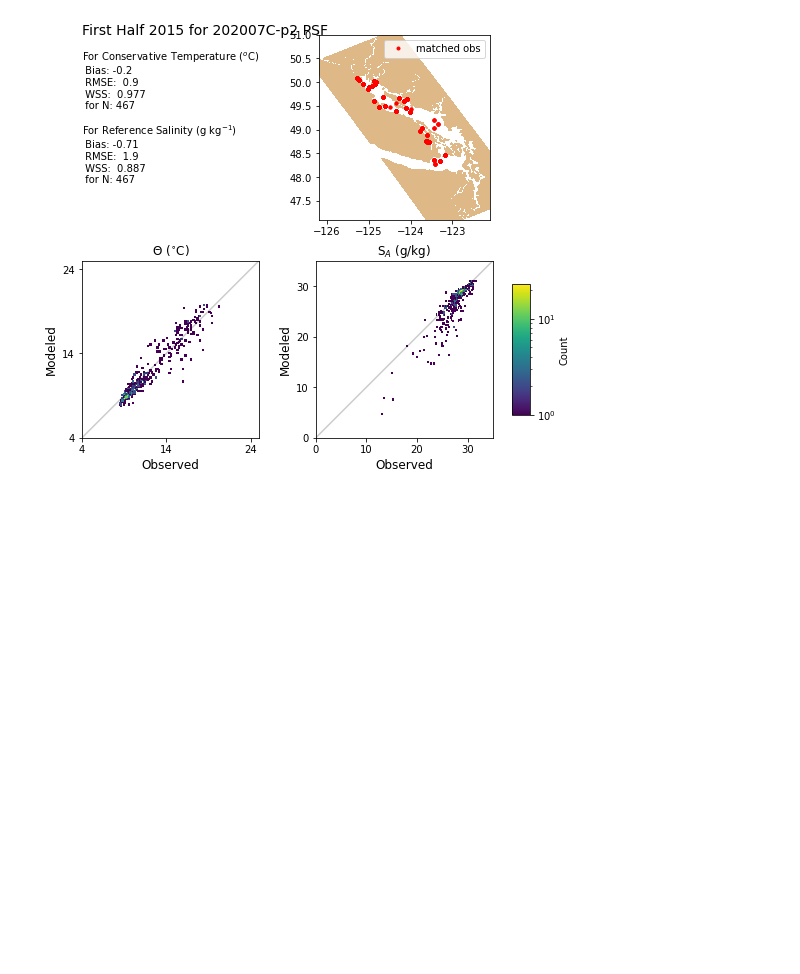
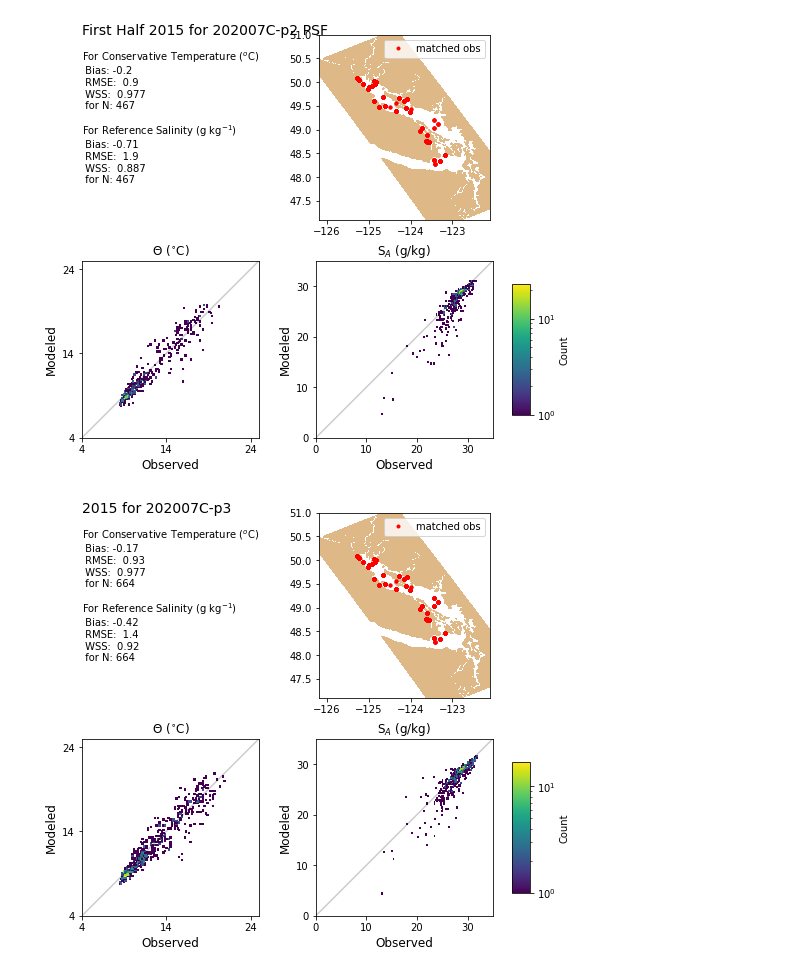
Before and after one commit to SalishSeaCast/analysis-susan, a Jupyter notebook: notebooks/PhysTuning/PhysStatistics.ipynb, the cells around one changed output. Saved outputs shown, nothing was run; the diff lists cells and outputs as text; code cells hidden in the pictures; blank space fills up the shorter version.

```diff
--- a/notebooks/PhysTuning/PhysStatistics.ipynb
+++ b/notebooks/PhysTuning/PhysStatistics.ipynb
@@ -371,3 +371,11 @@ datao = read_psf_csv('/data/sallen/results/MEOPAR/202007/202007C-p2/ObsModel_202
 Plot_scatter(datao, 'First Half 2015 for 202007C-p2 PSF', 'y2015fhPSF_202007Cp2.png', old=True)
 # %% [output]
 [figure]
+# %%
+data = read_psf_csv('/data/sallen/results/MEOPAR/202007/202007C-p3/ObsModel_202007Cp3_PSF_20150101-20150630.csv')
+data2 = read_psf_csv('/data/sallen/results/MEOPAR/202007/202007C-p3/ObsModel_202007Cp3_PSF_20150701-20151231.csv')
+data = data.append([data2])
+# %%
+Plot_scatter(data, '2015 for 202007C-p3', 'y2015_psf_202007Cp3.png', old=True)
+# %% [output]
+[figure, added]
```
Also changed, not shown: parts of 9 cells of this notebook.
